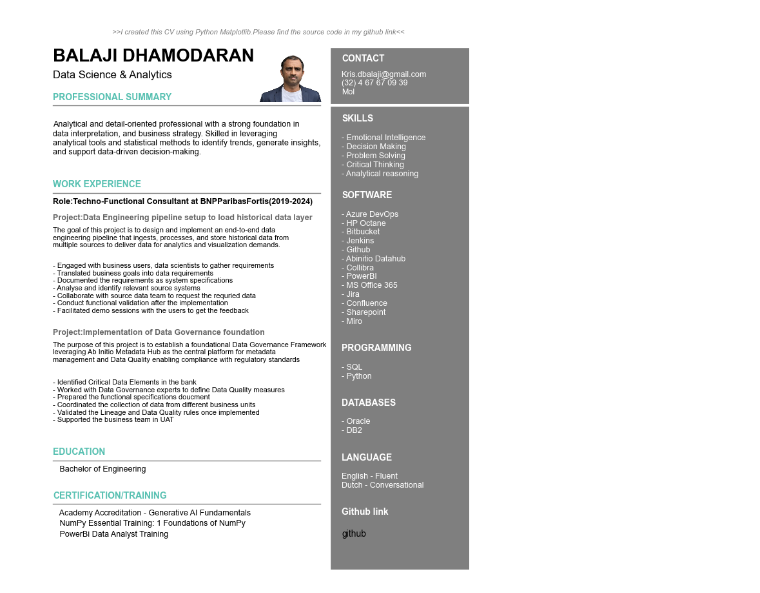
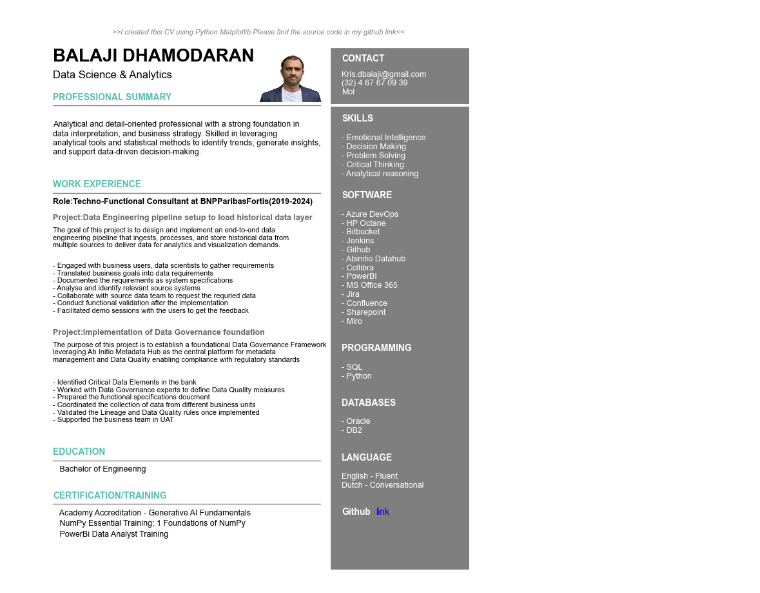
Before and after one commit to Balajidhamodaran/Resume-python, a Jupyter notebook: Balaji's Notebook.ipynb, the cells around one changed output. Drawn from its saved outputs; the diff is of its cells as text; code cells hidden in the pictures.

Commit message:
update resume

```diff
--- a/Balaji's Notebook.ipynb
+++ b/Balaji's Notebook.ipynb
@@ -31,8 +31,7 @@ Databases = 'DATABASES'
 Databases1 = '- Oracle\n- DB2'
 Languages = 'LANGUAGE'
 Language1 = 'English - Fluent \nDutch - Conversational'
-Github = 'Github link    '
-Link = 'https://www.linkedin.com/in/balaji-dhamodaran/'
+Github = 'Github'
 
 # Setting style for bar graphs
 from matplotlib import pyplot as plt
@@ -78,32 +77,32 @@ plt.annotate(Project1Desc, (.02,.27), weight='regular', fontsize=8, color='k')
 plt.annotate(EduHeader, (.02,.210), weight='bold', fontsize=10, color='#58C1B2')
 plt.annotate(EduOneTitle, (.02,.180), weight='regular', fontsize=9)
 plt.annotate(CertHeader, (.02,.130), weight='bold', fontsize=10, color='#58C1B2')
 plt.annotate(Cert1Title, (.02,.099), weight='regular', fontsize=9)
 plt.annotate(Cert2Title, (.02,.080), weight='regular', fontsize=9)
 plt.annotate(Cert3Title, (.02,.060), weight='regular', fontsize=9)
 plt.annotate(Contact, (.7,.93), weight='bold', fontsize=10, color='#ffffff')
 plt.annotate(Contact1, (.7,.87), weight='regular', fontsize=9, color='#ffffff')
 plt.annotate(SkillsHeader, (.7,.82), weight='bold', fontsize=10, color='#ffffff')
 plt.annotate(SkillsDesc, (.7,.72), weight='regular', fontsize=9, color='#ffffff')
 plt.annotate(Software, (.7,.68), weight='bold', fontsize=10, color='#ffffff')
 plt.annotate(Software1, (.7,.45), weight='regular', fontsize=9, color='#ffffff')
 plt.annotate(Programming, (.7,.40), weight='bold', fontsize=10, color='#ffffff')
 plt.annotate(Programming1, (.7,.35), weight='regular', fontsize=9, color='#ffffff')
 plt.annotate(Databases, (.7,.30), weight='bold', fontsize=10, color='#ffffff')
 plt.annotate(Databases1, (.7,.25), weight='regular', fontsize=9, color='#ffffff')
 plt.annotate(Languages, (.7,.20), weight='bold', fontsize=10, color='#ffffff')
 plt.annotate(Language1, (.7,.15), weight='regular', fontsize=9, color='#ffffff')
 plt.annotate(Github, (.7,.10), weight='bold', fontsize=10, color='#ffffff')
-plt.text(0.7, 0.06, 'github', url='https://www.openai.com', fontsize=10)
+plt.text(0.78, 0.10, 'link', url="https://github.com/Balajidhamodaran/Resume-python/blob/main/Balaji's%20Notebook.ipynb", fontsize=10, color='b')
 
 #add photo
 from matplotlib.offsetbox import TextArea, DrawingArea, OffsetImage, AnnotationBbox
 import matplotlib.image as mpimg
 arr_code = mpimg.imread('/Users/balajidhamodaran/Downloads/Balaji_head.png')
 imagebox = OffsetImage(arr_code, zoom=0.12)
 ab = AnnotationBbox(imagebox, (0.58, 0.91),frameon=False)
 ax.add_artist(ab)
 plt.savefig('/Users/balajidhamodaran/Downloads/Balaji CV - Data Consultant.pdf', dpi=300, bbox_inches='tight')
 plt.show()
 # %% [output]
-[figure, old version]
+[figure, new version]
```
